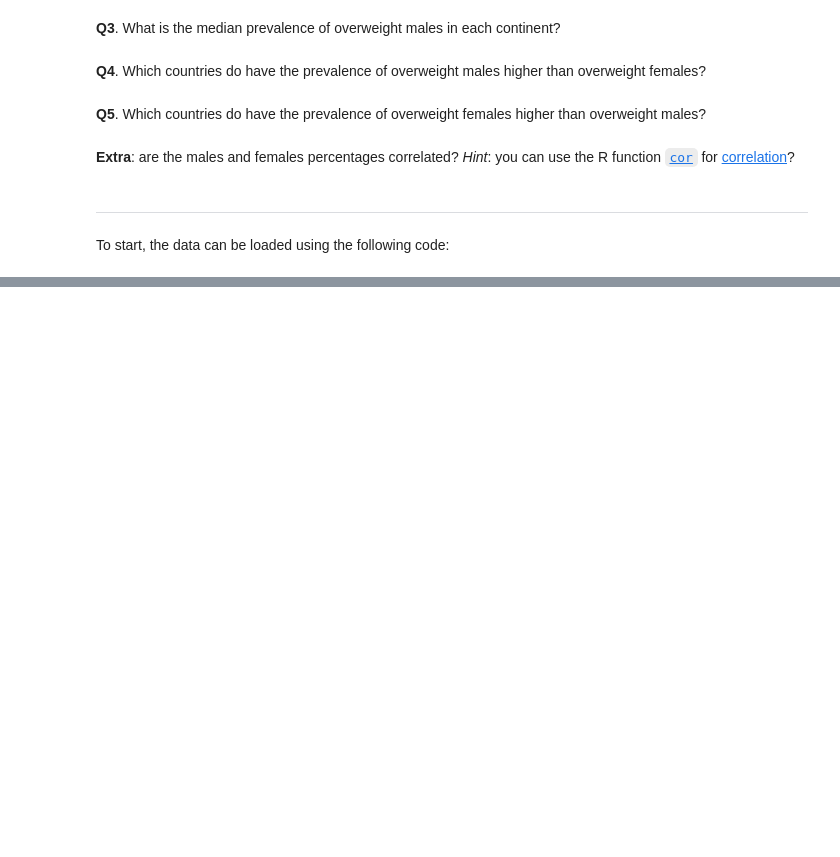
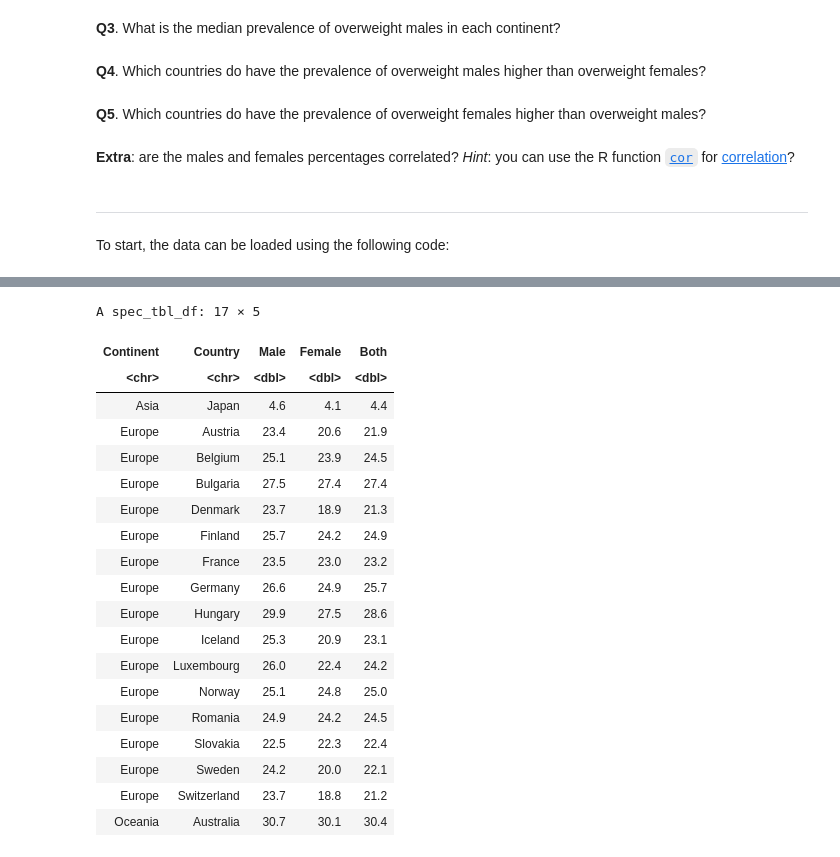
Before and after one commit to SaraAlKarimy/Notebooks, a Jupyter notebook: Obesity_By_Country.ipynb, the cells around one changed output, grey strips where cells are left out. Cells and saved outputs as stored; diff of their text form; code cells hidden in the pictures; blank space fills up the shorter version.

```diff
--- a/Obesity_By_Country.ipynb
+++ b/Obesity_By_Country.ipynb
@@ -28,0 +68,23 @@ data = read_csv ("https://raw.githubusercontent.com/ahmedmoustafa/Notebooks/mast
+# %%
+data %>% filter (Male > Female)
+# %% [output]
+A spec_tbl_df: 17 × 5
+| Continent | Country | Male | Female | Both |
+| <chr> | <chr> | <dbl> | <dbl> | <dbl> |
+| Asia | Japan | 4.6 | 4.1 | 4.4 |
+| Europe | Austria | 23.4 | 20.6 | 21.9 |
+| Europe | Belgium | 25.1 | 23.9 | 24.5 |
+| Europe | Bulgaria | 27.5 | 27.4 | 27.4 |
+| Europe | Denmark | 23.7 | 18.9 | 21.3 |
+| Europe | Finland | 25.7 | 24.2 | 24.9 |
+| Europe | France | 23.5 | 23.0 | 23.2 |
+| Europe | Germany | 26.6 | 24.9 | 25.7 |
+| Europe | Hungary | 29.9 | 27.5 | 28.6 |
+| Europe | Iceland | 25.3 | 20.9 | 23.1 |
+| Europe | Luxembourg | 26.0 | 22.4 | 24.2 |
+| Europe | Norway | 25.1 | 24.8 | 25.0 |
+| Europe | Romania | 24.9 | 24.2 | 24.5 |
+| Europe | Slovakia | 22.5 | 22.3 | 22.4 |
+| Europe | Sweden | 24.2 | 20.0 | 22.1 |
+| Europe | Switzerland | 23.7 | 18.8 | 21.2 |
+| Oceania | Australia | 30.7 | 30.1 | 30.4 |
```
Also changed, not shown: parts of 15 cells of this notebook.
